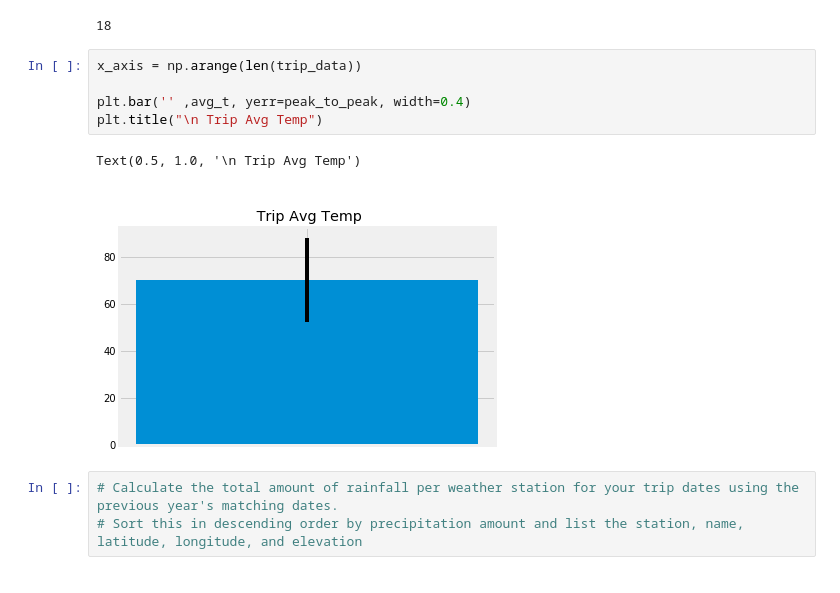
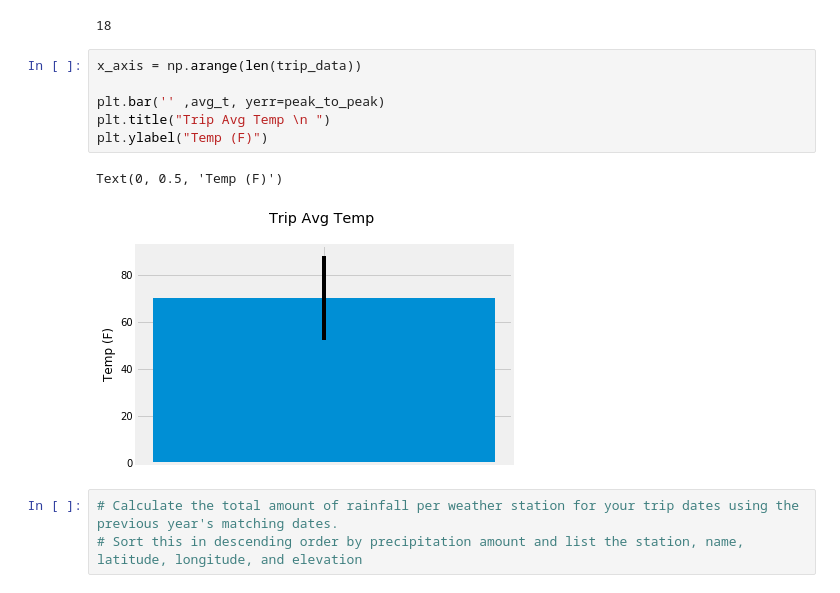
Before and after one commit to alvinochieng/sqlalchemy-challenge, a Jupyter notebook: climate_starter.ipynb, the cells around one changed output. Cells and saved outputs as stored; diff of their text form.

```diff
--- a/climate_starter.ipynb
+++ b/climate_starter.ipynb
@@ -291,11 +291,12 @@ peak_to_peak
 # %%
 x_axis = np.arange(len(trip_data))
 
-plt.bar('' ,avg_t, yerr=peak_to_peak, width=0.4)
-plt.title("\n Trip Avg Temp")
+plt.bar('' ,avg_t, yerr=peak_to_peak)
+plt.title("Trip Avg Temp \n ")
+plt.ylabel("Temp (F)")
 # %% [output]
-Text(0.5, 1.0, '\n Trip Avg Temp')
+Text(0, 0.5, 'Temp (F)')
-[figure, old version]
+[figure, new version]
 # %%
 # Calculate the total amount of rainfall per weather station for your trip dates using the previous year's matching dates.
 # Sort this in descending order by precipitation amount and list the station, name, latitude, longitude, and elevation
```
Also changed, not shown: parts of 2 cells of this notebook, 1 other file.
